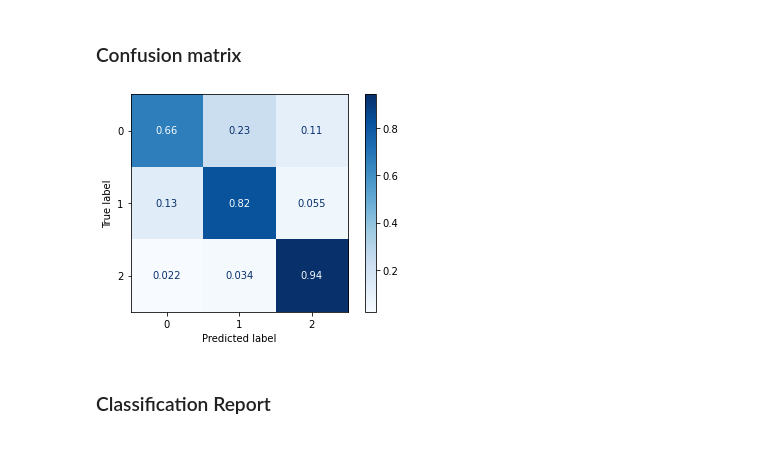
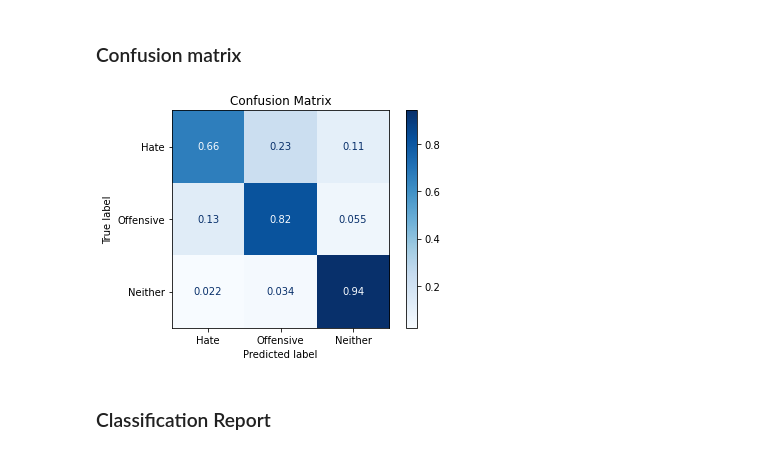
Before and after one commit to gregorio-saporito/hate-speech-detection, a Jupyter notebook: main.ipynb, the cells around one changed output. Drawn from its saved outputs; the diff is of its cells as text; code cells hidden in the pictures.

Commit message:
labels confusion matrix

```diff
--- a/main.ipynb
+++ b/main.ipynb
@@ -594,10 +594,12 @@ model = pipe.fit(X_train, y_train)
 # %% [markdown]
 ### Confusion matrix
 # %%
-plot_confusion_matrix(model, X_test, y_test, normalize='true', cmap=plt.cm.Blues)
+plot_confusion_matrix(model, X_test, y_test, normalize='true', cmap=plt.cm.Blues,
+                      display_labels=['Hate','Offensive','Neither'])
+plt.title('Confusion Matrix')
 plt.show()
 # %% [output]
-[figure, old version]
+[figure, new version]
 # %% [markdown]
 ### Classification Report
 # %%
```
